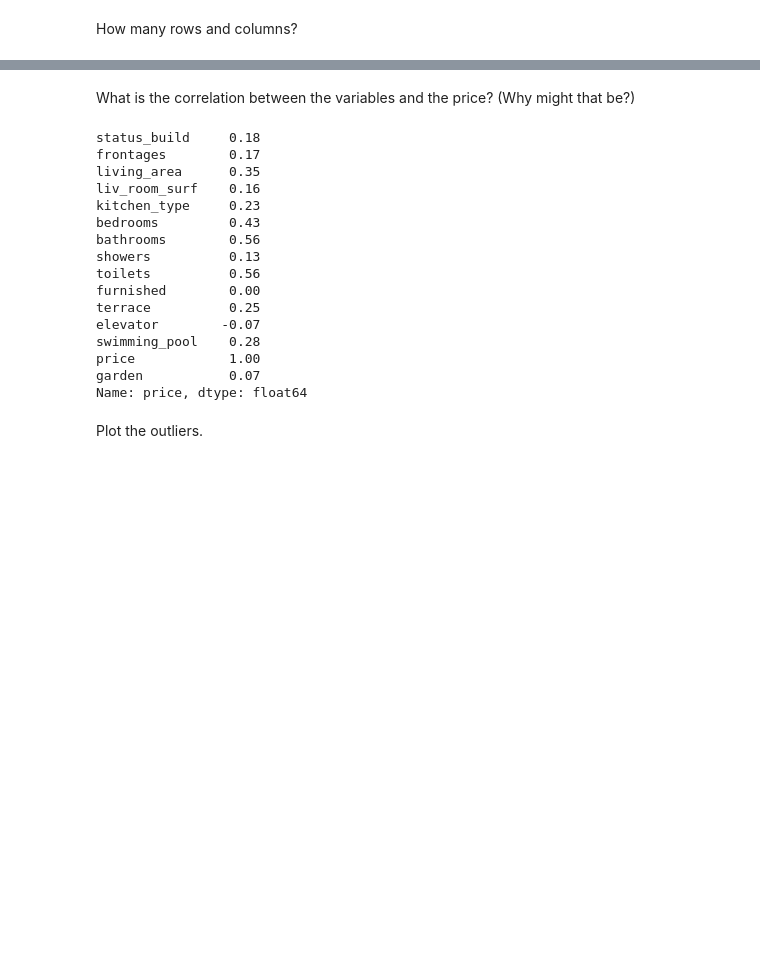
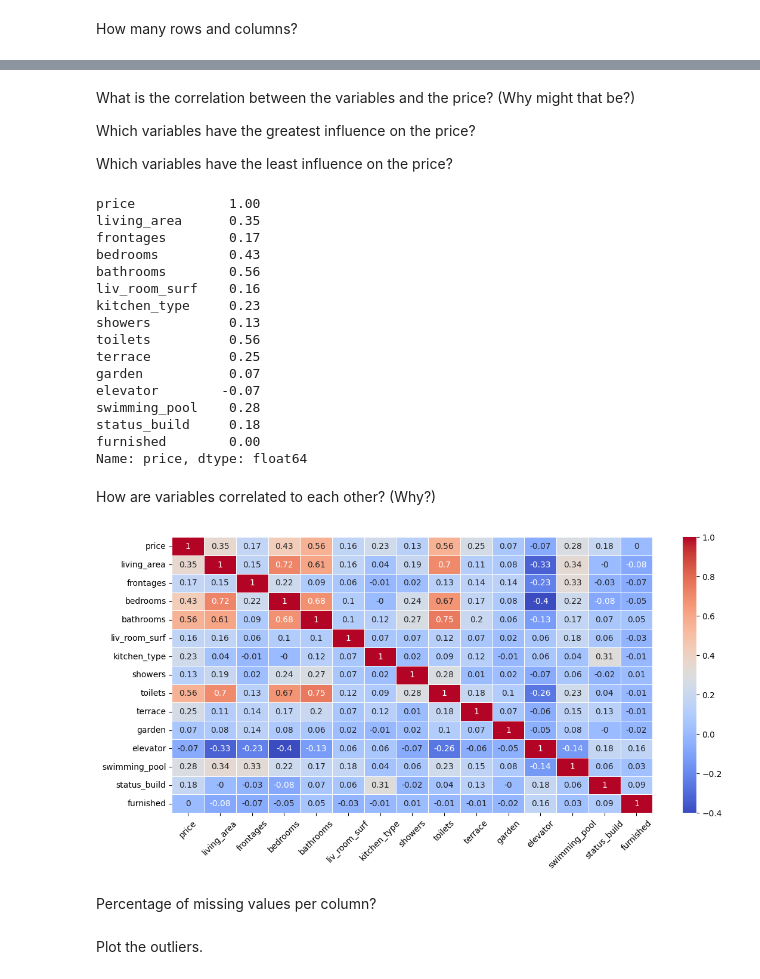
Before and after one commit to Bizkochito/challenge-data-analysis, a Jupyter notebook: src/utils/data_analysis.ipynb, the cells around one changed output, grey strips where cells are left out. Cells and saved outputs as stored; diff of their text form; code cells hidden in the pictures; blank space fills up the shorter version.

```diff
--- a/src/utils/data_analysis.ipynb
+++ b/src/utils/data_analysis.ipynb
@@ -30,23 +22,43 @@ df.shape
 # %% [markdown]
 What is the correlation between the variables and the price? (Why might that be?)
+
+Which variables have the greatest influence on the price?
+
+Which variables have the least influence on the price?
 # %%
-correlation = df.drop(columns=['id', 'surroundings', 'energy_class','basement', 'heating', 'flood_zone', 'zipcode', 'building_type', 'building_subtype', 'municipality'])
+correlation = df.drop(columns=['id', 'surroundings', 'energy_class','basement', 'heating', 'flood_zone', 'zipcode', 'building_type', 'building_subtype', 'municipality', 'province'])
 correlation_df = correlation.corr().round(2)
 correlation_df["price"]
 # %% [output]
-status_build     0.18
+price            1.00
+living_area      0.35
 frontages        0.17
-living_area      0.35
+bedrooms         0.43
+bathrooms        0.56
 liv_room_surf    0.16
 kitchen_type     0.23
-bedrooms         0.43
-bathrooms        0.56
 showers          0.13
 toilets          0.56
-furnished        0.00
 terrace          0.25
+garden           0.07
 elevator        -0.07
 swimming_pool    0.28
-price            1.00
-garden           0.07
+status_build     0.18
+furnished        0.00
 Name: price, dtype: float64
+# %% [markdown]
+How are variables correlated to each other? (Why?)
+# %%
+import seaborn as sns
+
+correlation = df.drop(columns=['id', 'surroundings', 'energy_class','basement', 'heating', 'flood_zone', 'zipcode', 'building_type', 'building_subtype', 'municipality', 'province'])
+correlation_df = correlation.corr().round(2)
+
+plt.figure(figsize=(13, 6))
+sns.heatmap(correlation_df, vmax=1, annot=True, linewidths=.7, cmap="coolwarm")
+plt.xticks(rotation=45)
+plt.show()
+# %% [output]
+[figure, added]
+# %% [markdown]
+Percentage of missing values per column?
```
Also changed, not shown: parts of 4 cells of this notebook.
